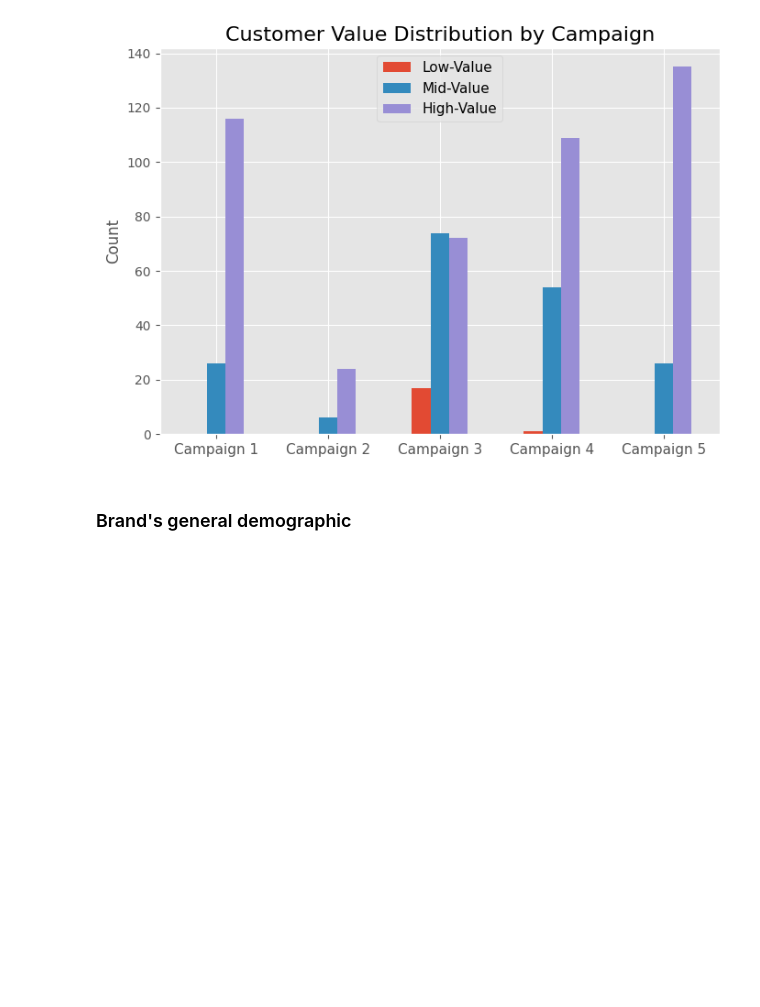
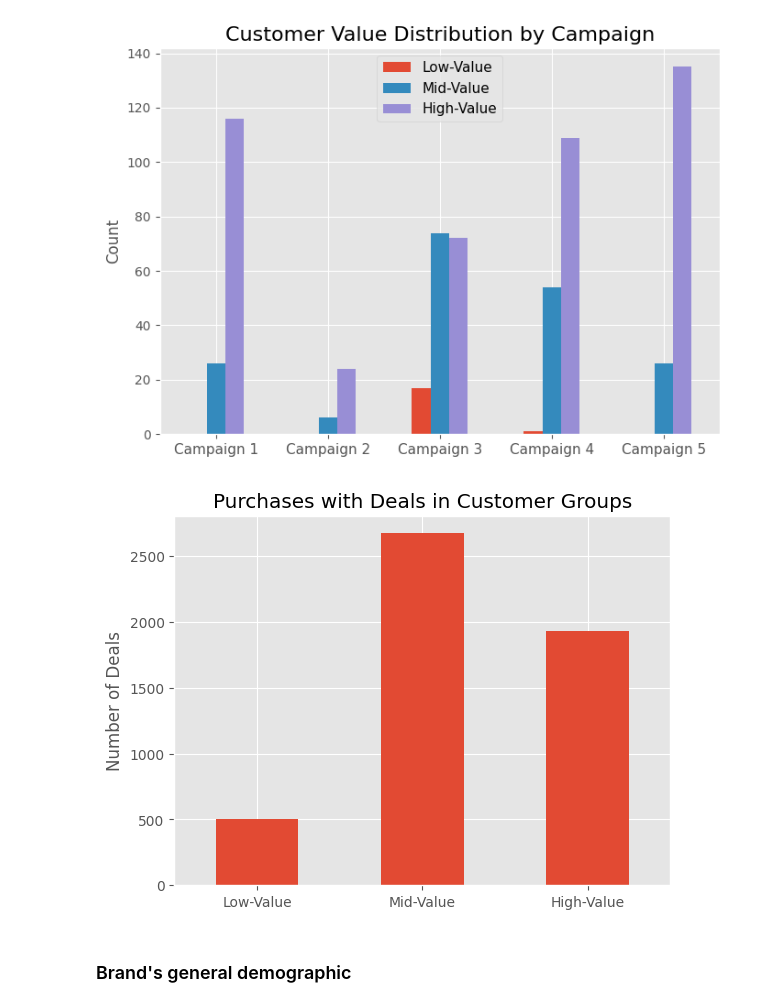
Before and after one commit to DottL/MarketingAnalysis, a Jupyter notebook: MarketingCampaignsAnalysis.ipynb, the cells around one changed output. Cells and saved outputs as stored; diff of their text form; code cells hidden in the pictures; blank space fills up the shorter version.

Commit message:
Explored deals and other features

```diff
--- a/MarketingCampaignsAnalysis.ipynb
+++ b/MarketingCampaignsAnalysis.ipynb
@@ -421,3 +530,13 @@ plt.legend(fontsize=11)
 plt.tight_layout()
 # %% [output]
 [figure]
+# %%
+rated_deals = pd.merge(rated_data['customer_value'], camp_data['NumDealsPurchases'], left_index=True,right_index=True).rename(columns={"NumDealsPurchases":"Purchases w/ Deals"})
+rated_deals.groupby('customer_value',observed=False)["Purchases w/ Deals"].sum().plot.bar()
+plt.xticks(rotation=0)
+plt.xlabel(None)
+plt.ylabel("Number of Deals")
+plt.title("Purchases with Deals in Customer Groups")
+plt.show()
+# %% [output]
+[figure, added]
```
Also changed, not shown: parts of 31 cells of this notebook.
